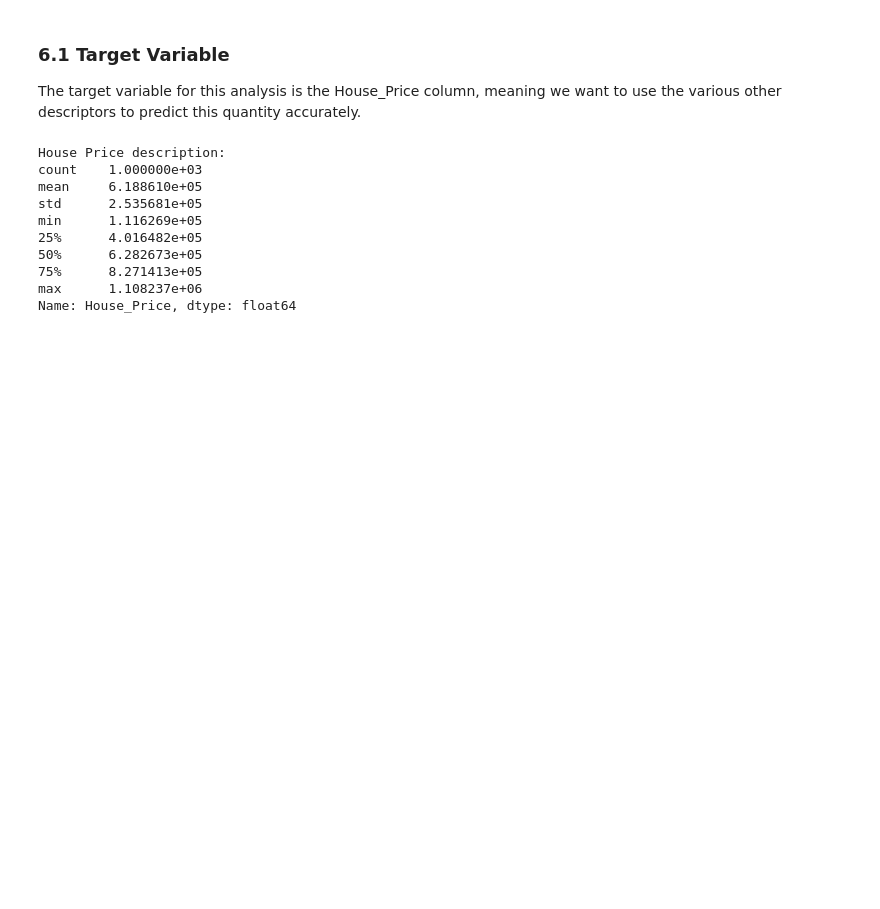
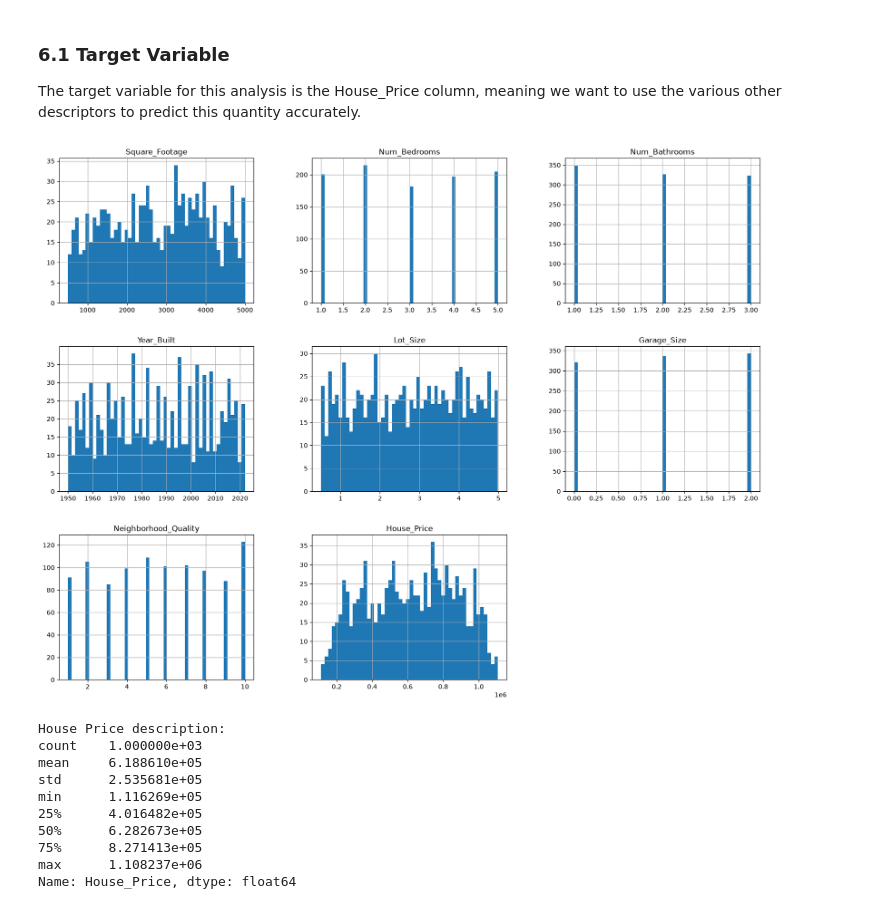
Before and after one commit to Raymon-Watson/Machine-Learning--Projects, a Jupyter notebook: Linear-Regression/house-pricing/python/House_Price_Analysis.ipynb, the cells around one changed output. Drawn from its saved outputs; the diff is of its cells as text; code cells hidden in the pictures; blank space fills up the shorter version.

```diff
--- a/Linear-Regression/house-pricing/python/House_Price_Analysis.ipynb
+++ b/Linear-Regression/house-pricing/python/House_Price_Analysis.ipynb
@@ -144,6 +144,11 @@ df.describe()
 # %% [markdown]
 ### 6.1 Target Variable
 The target variable for this analysis is the House_Price column, meaning we want to use the various other descriptors to predict this quantity accurately.
+# %%
+df.hist(bins=50, figsize=(20,15))
+plt.show()
+# %% [output]
+[figure, added]
 # %%
 print("House Price description:")
 print(df["House_Price"].describe())
```
